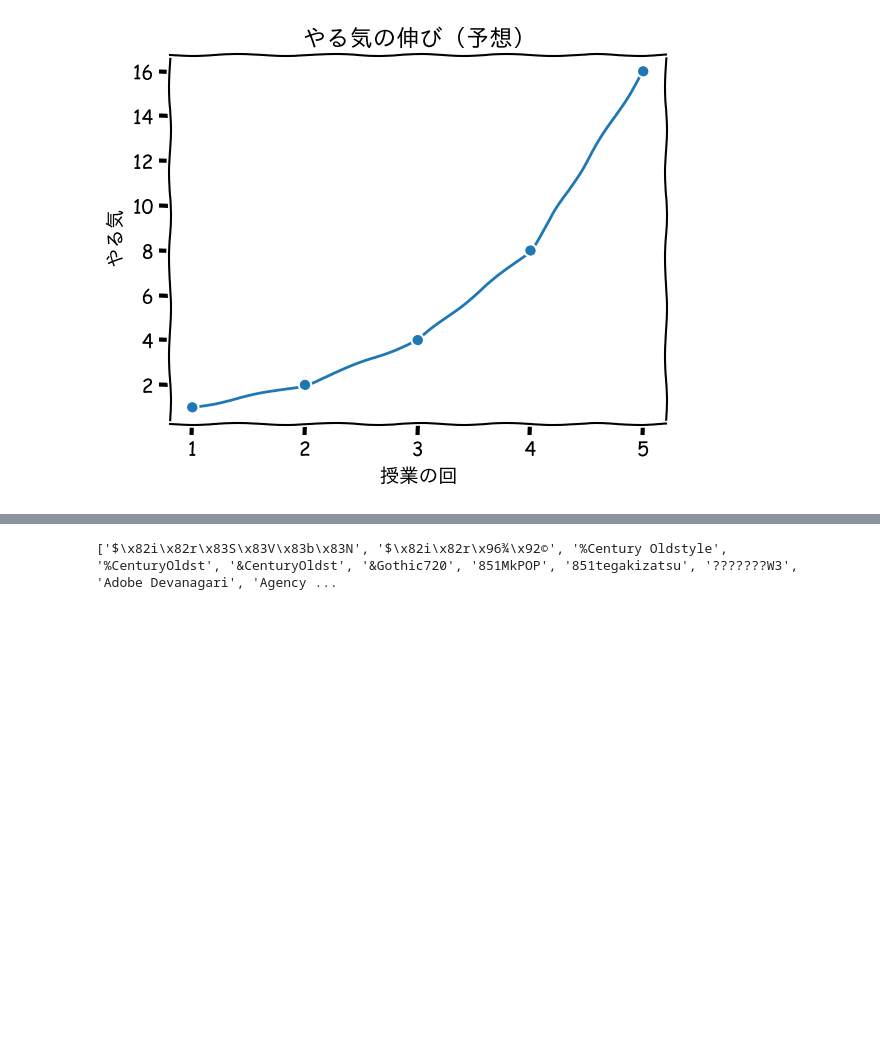
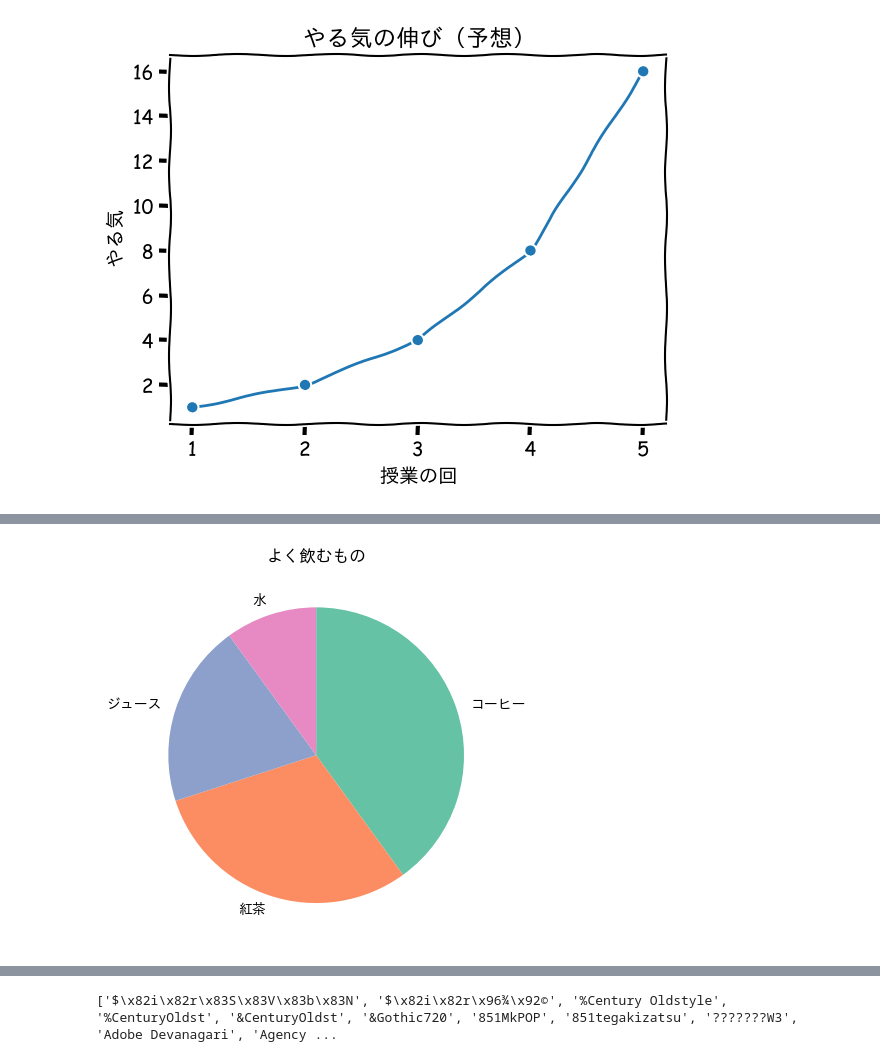
Before and after one commit to CreativeStudies-NGT/lectures, a Jupyter notebook: dsa/DSA2026_第10講_遊び心_グラフを並べる.ipynb, the cells around one changed output, grey strips where cells are left out. Cells and saved outputs as stored; diff of their text form; code cells hidden in the pictures; blank space fills up the shorter version.

Commit message:
Add rc_context example to AJ-1 of DSA2026 lecture 10 notebook
Co-Authored-By: Claude Opus 5.5 <noreply@anthropic.com>

```diff
--- a/dsa/DSA2026_第10講_遊び心_グラフを並べる.ipynb
+++ b/dsa/DSA2026_第10講_遊び心_グラフを並べる.ipynb
@@ -298,0 +266,10 @@ print(matplotlib.get_cachedir())
+# %%
+import matplotlib as mpl
+from cycler import cycler
+
+with mpl.rc_context({'axes.prop_cycle': cycler(color=plt.get_cmap('Set2').colors)}):
+    plt.pie([40, 30, 20, 10], labels=['コーヒー', '紅茶', 'ジュース', '水'], counterclock=False, startangle=90)
+    plt.title('よく飲むもの')
+    plt.show()
+# %% [output]
+[figure, added]
```
Also changed, not shown: parts of 2 cells of this notebook.
